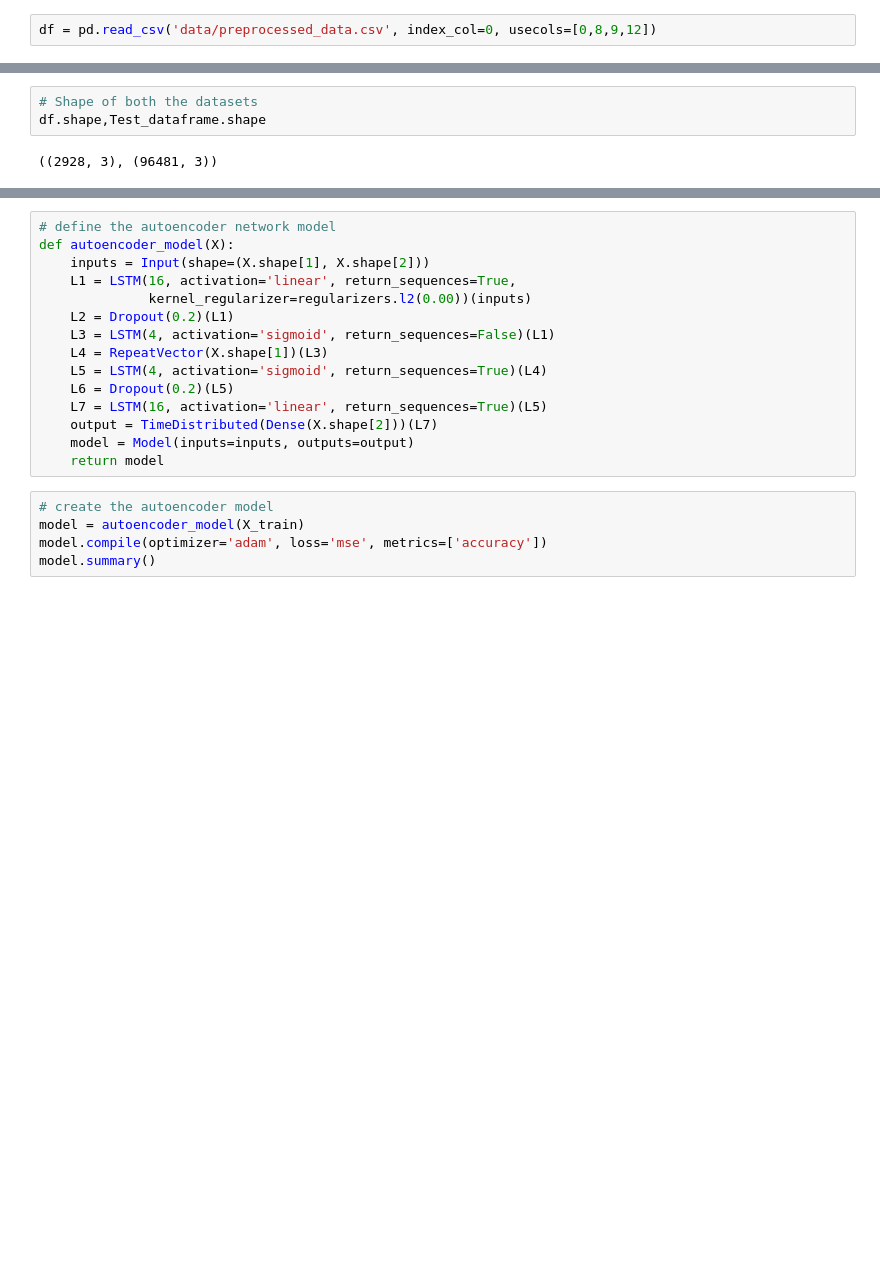
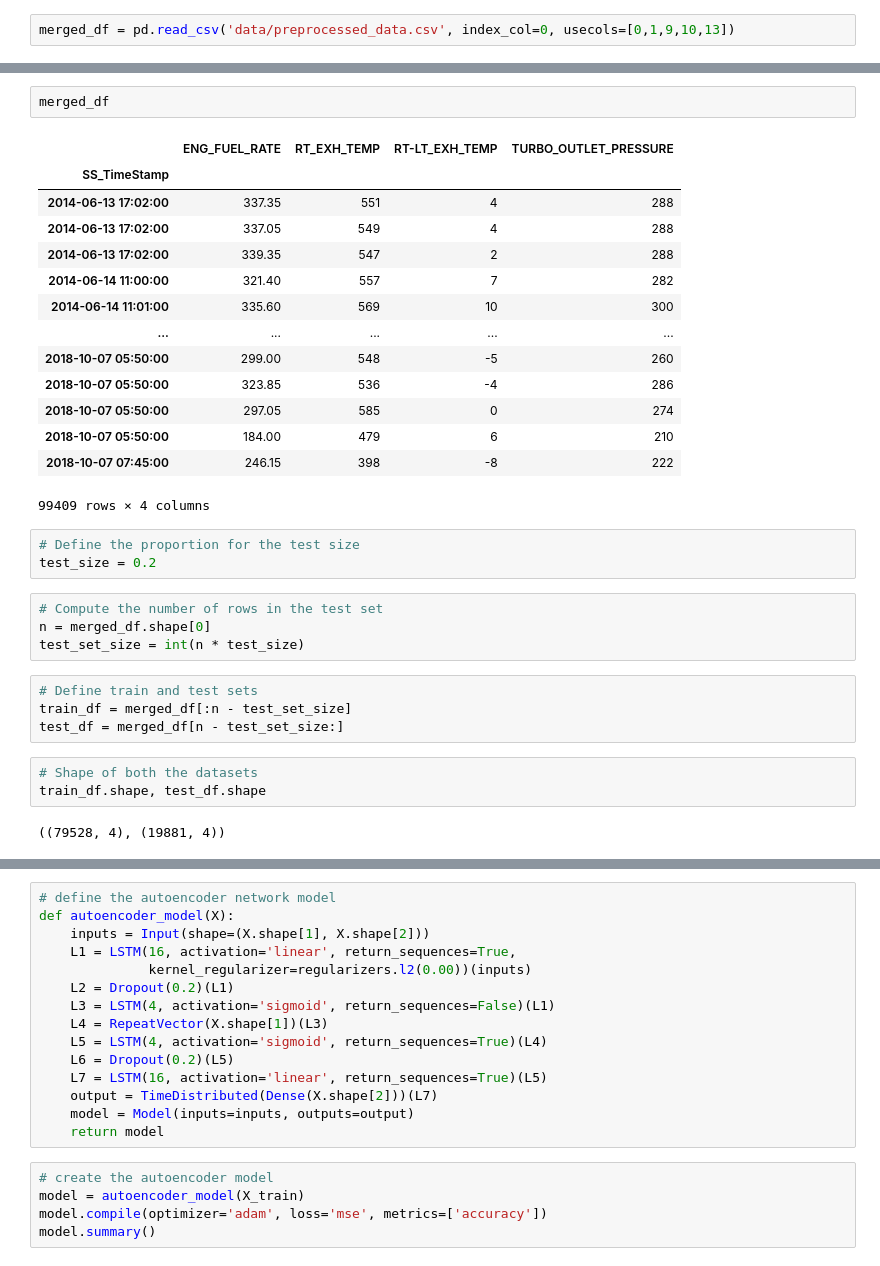
Before and after one commit to kunal1406/end-to-end-ml-project, a Jupyter notebook: notebook/Model_Trianing.ipynb, the cells around one changed output, grey strips where cells are left out. Drawn from its saved outputs; the diff is of its cells as text; blank space fills up the shorter version.

Commit message:
Data Ingestion

```diff
--- a/notebook/Model_Trianing.ipynb
+++ b/notebook/Model_Trianing.ipynb
@@ -14,4 +15,4 @@ from keras import regularizers
 import warnings
 warnings.filterwarnings('ignore')
 # %%
-df = pd.read_csv('data/preprocessed_data.csv', index_col=0, usecols=[0,8,9,12])
+merged_df = pd.read_csv('data/preprocessed_data.csv', index_col=0, usecols=[0,1,9,10,13])
@@ -37,5 +19,33 @@ Test_dataframe.sample(1)
+# %%
+merged_df
+# %% [output]
+|  | ENG_FUEL_RATE | RT_EXH_TEMP | RT-LT_EXH_TEMP | TURBO_OUTLET_PRESSURE |
+| SS_TimeStamp |  |  |  |  |
+| 2014-06-13 17:02:00 | 337.35 | 551 | 4 | 288 |
+| 2014-06-13 17:02:00 | 337.05 | 549 | 4 | 288 |
+| 2014-06-13 17:02:00 | 339.35 | 547 | 2 | 288 |
+| 2014-06-14 11:00:00 | 321.40 | 557 | 7 | 282 |
+| 2014-06-14 11:01:00 | 335.60 | 569 | 10 | 300 |
+| ... | ... | ... | ... | ... |
+| 2018-10-07 05:50:00 | 299.00 | 548 | -5 | 260 |
+| 2018-10-07 05:50:00 | 323.85 | 536 | -4 | 286 |
+| 2018-10-07 05:50:00 | 297.05 | 585 | 0 | 274 |
+| 2018-10-07 05:50:00 | 184.00 | 479 | 6 | 210 |
+| 2018-10-07 07:45:00 | 246.15 | 398 | -8 | 222 |
+99409 rows × 4 columns
+# %%
+# Define the proportion for the test size
+test_size = 0.2
+# %%
+# Compute the number of rows in the test set
+n = merged_df.shape[0]
+test_set_size = int(n * test_size)
+# %%
+# Define train and test sets
+train_df = merged_df[:n - test_set_size]
+test_df = merged_df[n - test_set_size:]
 # %%
 # Shape of both the datasets
-df.shape,Test_dataframe.shape
+train_df.shape, test_df.shape
 # %% [output]
-((2928, 3), (96481, 3))
+((79528, 4), (19881, 4))
```
Also changed, not shown: parts of 15 cells of this notebook, 12 other files.
